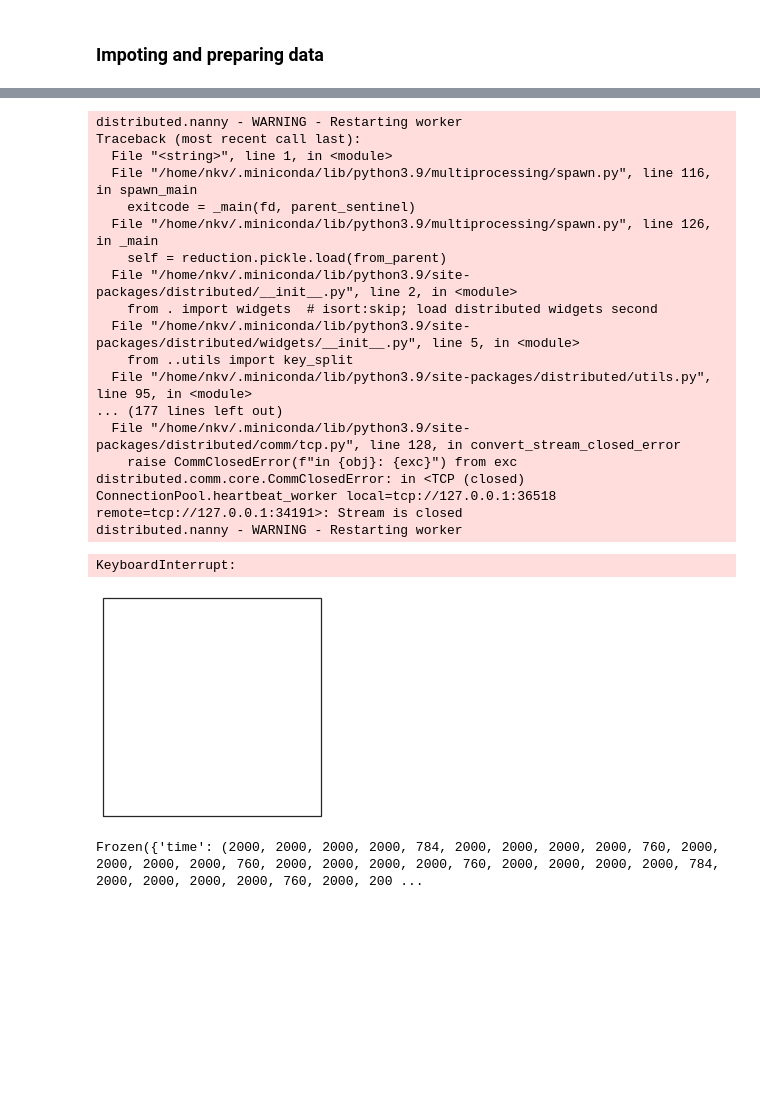
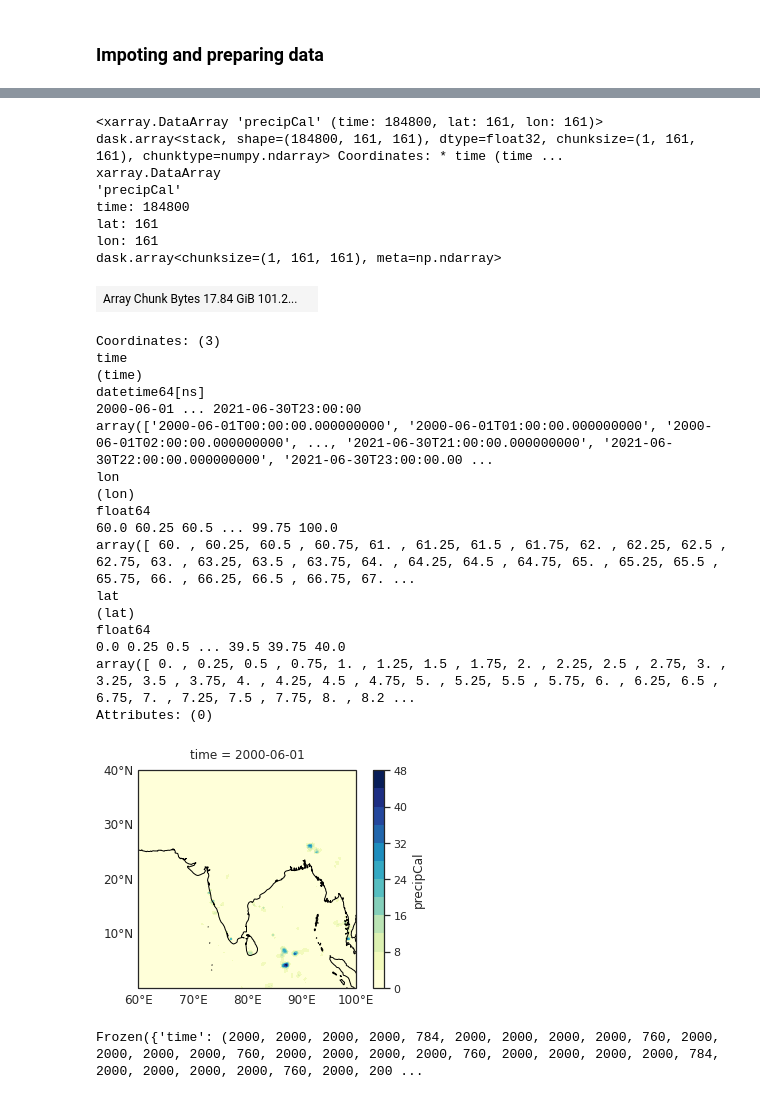
Before and after one commit to adisen99/msc_project, a Jupyter notebook: analysis02.ipynb, the cells around one changed output, grey strips where cells are left out. Saved outputs shown, nothing was run; the diff lists cells and outputs as text; code cells hidden in the pictures; blank space fills up the shorter version.

Commit message:
lab: tested the new regridded data

```diff
--- a/analysis02.ipynb
+++ b/analysis02.ipynb
@@ -50,4 +45,0 @@ Frozen({'time': (2000, 2000, 2000, 2000, 2000, 272), 'bnds': (2,), 'lon': (401,)
-# %%
-gpm = gpm.drop_dims('bnds')
-# %%
-gpm = gpm.transpose('time', 'lat', 'lon')
@@ -64,4 +46,4 @@ gpm = gpm.transpose('time', 'lat', 'lon')
 # %%
 # precip = regridder(gpm.precipitationCal)
 # %%
-gpm = gpm.persist()
+# gpm = gpm.persist()
@@ -144,33 +72,45 @@ Climate Data Operators version 1.9.10 (https://mpimet.mpg.de/cdo)
+# %%
+precip = gpm.precipCal.resample(time = '1H').mean()
+# %%
+precip
+# %% [output]
+<xarray.DataArray 'precipCal' (time: 184800, lat: 161, lon: 161)> dask.array<stack, shape=(184800, 161, 161), dtype=float32, chunksize=(1, 161, 161), chunktype=numpy.ndarray> Coordinates: * time (time ...
+xarray.DataArray
+'precipCal'
+time: 184800
+lat: 161
+lon: 161
+dask.array<chunksize=(1, 161, 161), meta=np.ndarray>
+| Array Chunk Bytes 17.84 GiB 101.2... |  |
+Coordinates: (3)
+time
+(time)
+datetime64[ns]
+2000-06-01 ... 2021-06-30T23:00:00
+array(['2000-06-01T00:00:00.000000000', '2000-06-01T01:00:00.000000000', '2000-06-01T02:00:00.000000000', ..., '2021-06-30T21:00:00.000000000', '2021-06-30T22:00:00.000000000', '2021-06-30T23:00:00.00 ...
+lon
+(lon)
+float64
+60.0 60.25 60.5 ... 99.75 100.0
+array([ 60. , 60.25, 60.5 , 60.75, 61. , 61.25, 61.5 , 61.75, 62. , 62.25, 62.5 , 62.75, 63. , 63.25, 63.5 , 63.75, 64. , 64.25, 64.5 , 64.75, 65. , 65.25, 65.5 , 65.75, 66. , 66.25, 66.5 , 66.75, 67. ...
+lat
+(lat)
+float64
+0.0 0.25 0.5 ... 39.5 39.75 40.0
+array([ 0. , 0.25, 0.5 , 0.75, 1. , 1.25, 1.5 , 1.75, 2. , 2.25, 2.5 , 2.75, 3. , 3.25, 3.5 , 3.75, 4. , 4.25, 4.5 , 4.75, 5. , 5.25, 5.5 , 5.75, 6. , 6.25, 6.5 , 6.75, 7. , 7.25, 7.5 , 7.75, 8. , 8.2 ...
+Attributes: (0)
 # %%
 ax = plt.axes(projection=ccrs.PlateCarree())
 ax.set_extent([59.9, 100.1, 0, 40.1], crs=ccrs.PlateCarree())
-gpm.precipitationCal.isel(time=0).plot.contourf(ax = ax, extend='neither', levels=15)
+precip.isel(time=0).plot.contourf(ax = ax, extend='neither', levels=15)
 ax.coastlines()
 gridliner = ax.gridlines(crs=ccrs.PlateCarree(), draw_labels=True, linewidth=2, color='gray', alpha=0.1, linestyle='--')
 gridliner.top_labels = False
 gridliner.right_labels = False
 gridliner.ylines = False  # you need False
 gridliner.xlines = False  # you need False
 # %% [output]
-distributed.nanny - WARNING - Restarting worker
-Traceback (most recent call last):
-  File "<string>", line 1, in <module>
-  File "/home/nkv/.miniconda/lib/python3.9/multiprocessing/spawn.py", line 116, in spawn_main
-    exitcode = _main(fd, parent_sentinel)
-  File "/home/nkv/.miniconda/lib/python3.9/multiprocessing/spawn.py", line 126, in _main
-    self = reduction.pickle.load(from_parent)
-  File "/home/nkv/.miniconda/lib/python3.9/site-packages/distributed/__init__.py", line 2, in <module>
-    from . import widgets  # isort:skip; load distributed widgets second
-  File "/home/nkv/.miniconda/lib/python3.9/site-packages/distributed/widgets/__init__.py", line 5, in <module>
-    from ..utils import key_split
-  File "/home/nkv/.miniconda/lib/python3.9/site-packages/distributed/utils.py", line 95, in <module>
-... (177 lines left out)
-  File "/home/nkv/.miniconda/lib/python3.9/site-packages/distributed/comm/tcp.py", line 128, in convert_stream_closed_error
-    raise CommClosedError(f"in {obj}: {exc}") from exc
-distributed.comm.core.CommClosedError: in <TCP (closed) ConnectionPool.heartbeat_worker local=tcp://127.0.0.1:36518 remote=tcp://127.0.0.1:34191>: Stream is closed
-distributed.nanny - WARNING - Restarting worker
-KeyboardInterrupt:
-[figure, old version]
+[figure, new version]
 # %%
 mfdata_DIR2 = './data/era_data/*.nc'
 
```
Also changed, not shown: parts of 15 cells of this notebook.
